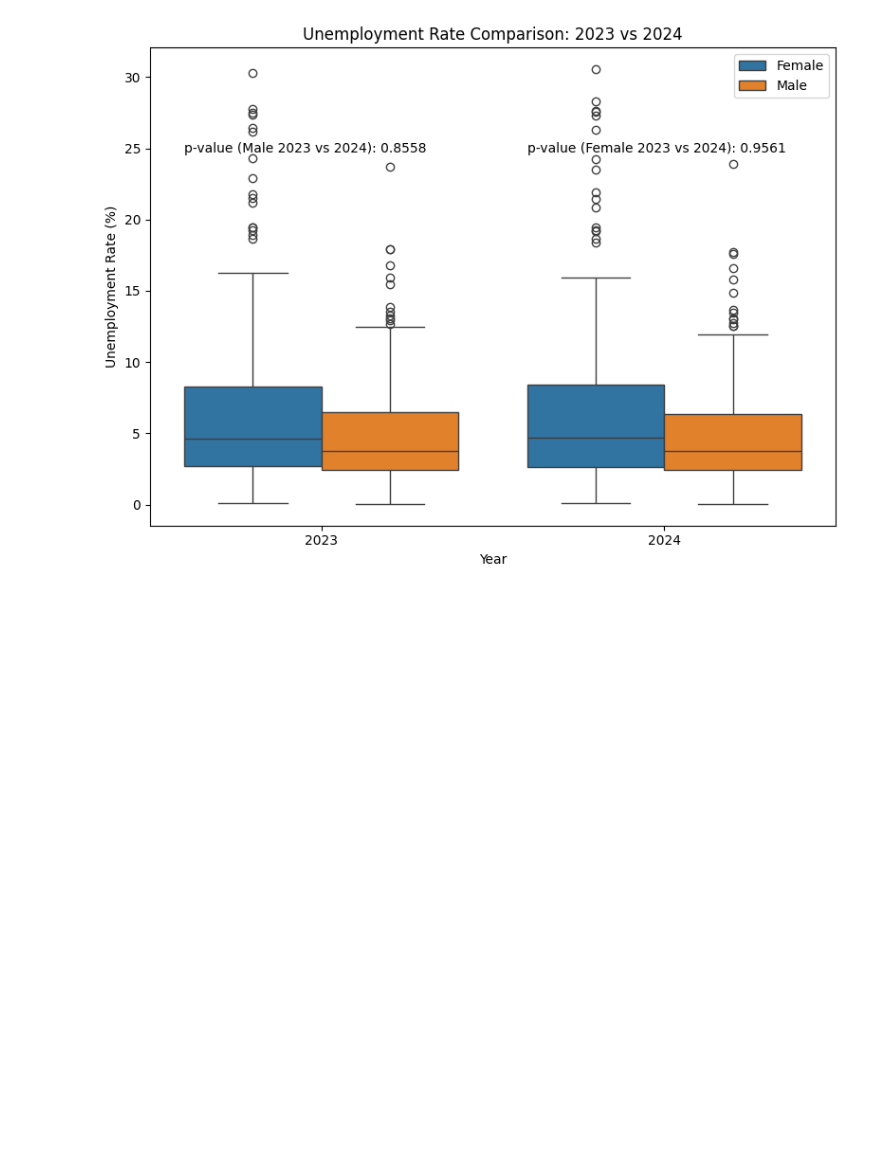
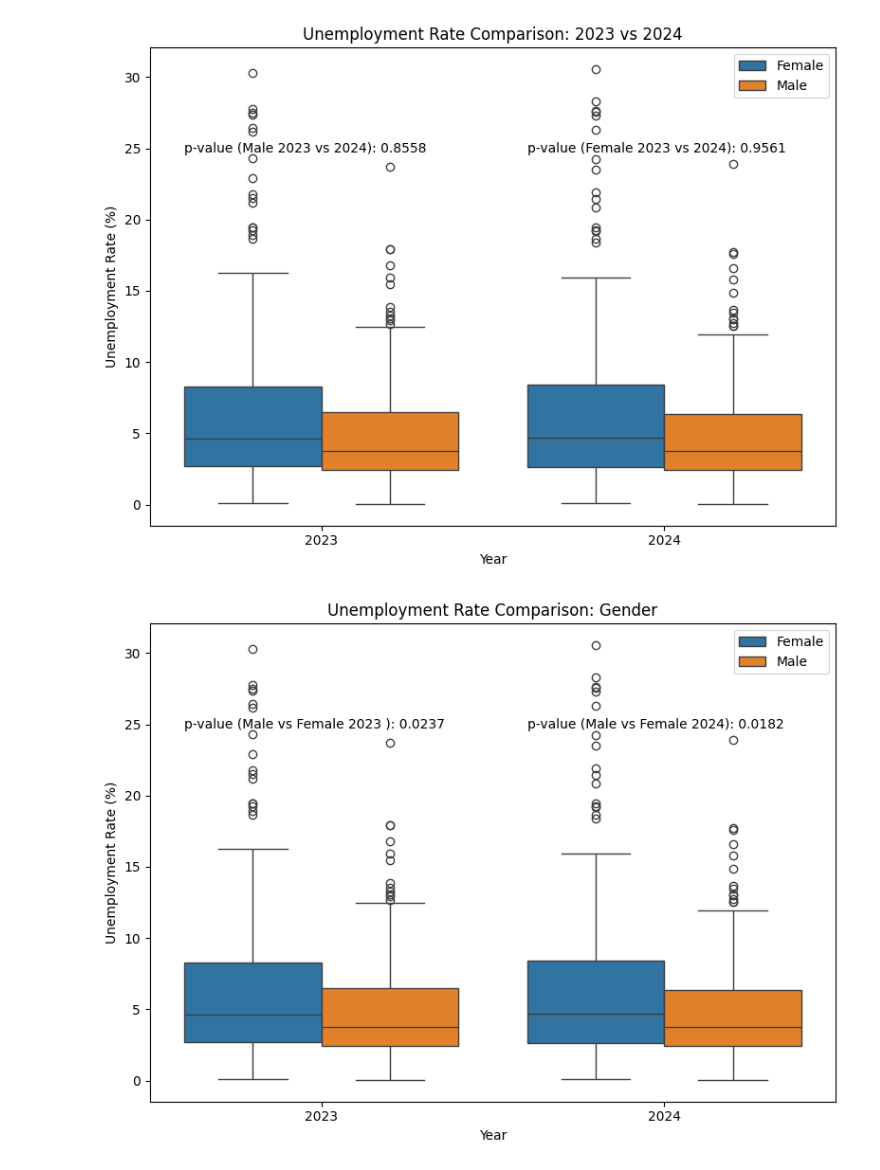
Before and after one commit to Enlightenus/Global_unemployment, a Jupyter notebook: test.ipynb, the cells around one changed output. Drawn from its saved outputs; the diff is of its cells as text; code cells hidden in the pictures; blank space fills up the shorter version.

Commit message:
U-test 2023 vs 2024

```diff
--- a/test.ipynb
+++ b/test.ipynb
@@ -329,3 +329,48 @@ plt.legend()
 plt.show()
 # %% [output]
 [figure]
+# %%
+# U-test Male vs Female
+from scipy.stats import mannwhitneyu
+data_adult = data[data['age_categories'] == 'Adults']
+
+# Filter the DataFrame for 2023 and 2024
+data_2023 = data_adult[['country_name', 'sex', 'age_group', 'age_categories', '2023']]
+data_2024 = data_adult[['country_name', 'sex', 'age_group', 'age_categories', '2024']]
+
+# Melt the DataFrames to reshape them for boxplotting
+melted_2023 = data_2023.melt(id_vars=['country_name', 'sex', 'age_group', 'age_categories'], var_name='Year', value_name='Unemployment Rate')
+melted_2024 = data_2024.melt(id_vars=['country_name', 'sex', 'age_group', 'age_categories'], var_name='Year', value_name='Unemployment Rate')
+
+# Combine the melted DataFrames
+melted_combined = pd.concat([melted_2023, melted_2024])
+
+# Create a boxplot comparing 2023 and 2024 for the adult age group
+plt.figure(figsize=(8, 6))
+sns.boxplot(data=melted_combined, x='Year', y='Unemployment Rate', hue='sex')
+
+# Perform Mann-Whitney U test for male and female groups between 2023 and 2024
+male_2023 = melted_combined[(melted_combined['sex'] == 'Male') & (melted_combined['Year'] == '2023')]['Unemployment Rate']
+female_2023 = melted_combined[(melted_combined['sex'] == 'Female') & (melted_combined['Year'] == '2023')]['Unemployment Rate']
+male_2024 = melted_combined[(melted_combined['sex'] == 'Male') & (melted_combined['Year'] == '2024')]['Unemployment Rate']
+female_2024 = melted_combined[(melted_combined['sex'] == 'Female') & (melted_combined['Year'] == '2024')]['Unemployment Rate']
+
+# Perform Mann-Whitney U test
+mwu_2023, pval_2023 = mannwhitneyu(male_2023, female_2023)
+mwu_2024, pval_2024 = mannwhitneyu(male_2024, female_2024)
+
+# Annotate the plot with p-values
+plt.text(-0.4, 25, f'p-value (Male vs Female 2023 ): {pval_2023 :.4f}', ha='left', va='center')
+plt.text(0.6, 25, f'p-value (Male vs Female 2024): {pval_2024:.4f}', ha='left', va='center')
+
+# Add labels and title
+plt.title('Unemployment Rate Comparison: Gender')
+plt.xlabel('Year')
+plt.ylabel('Unemployment Rate (%)')
+
+# Show plot
+plt.tight_layout()  # Adjust layout to prevent overlapping labels
+plt.legend()
+plt.show()
+# %% [output]
+[figure, added]
```
